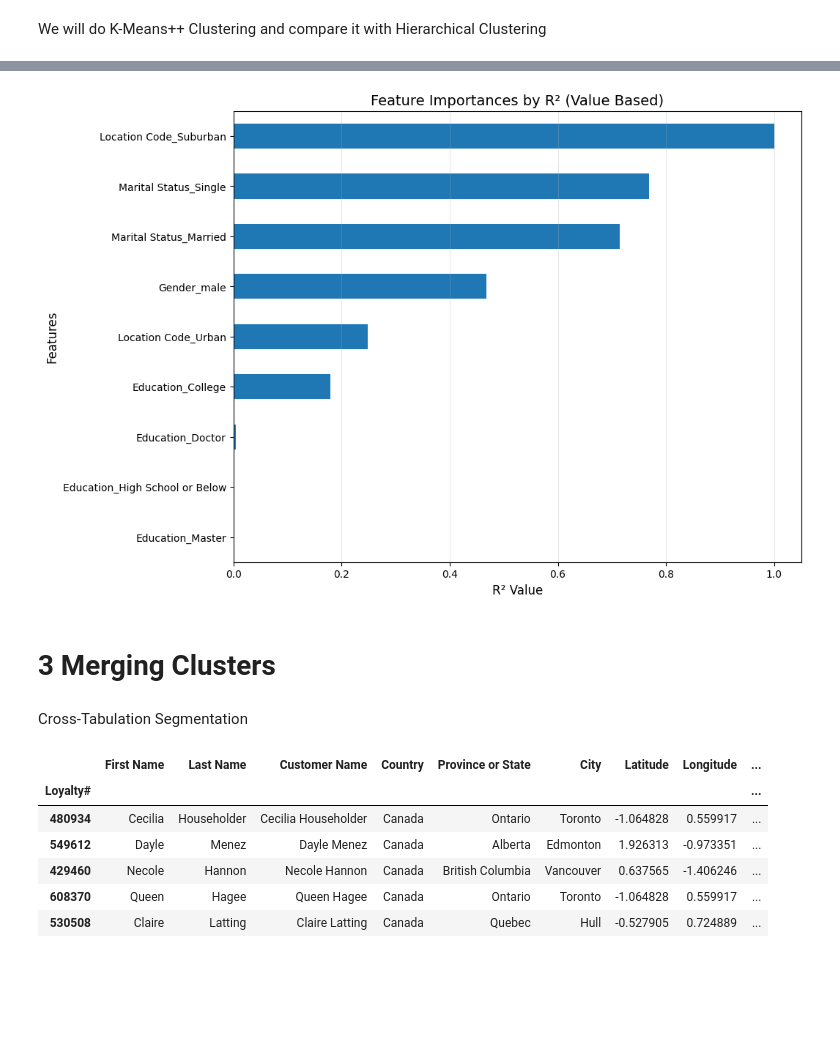
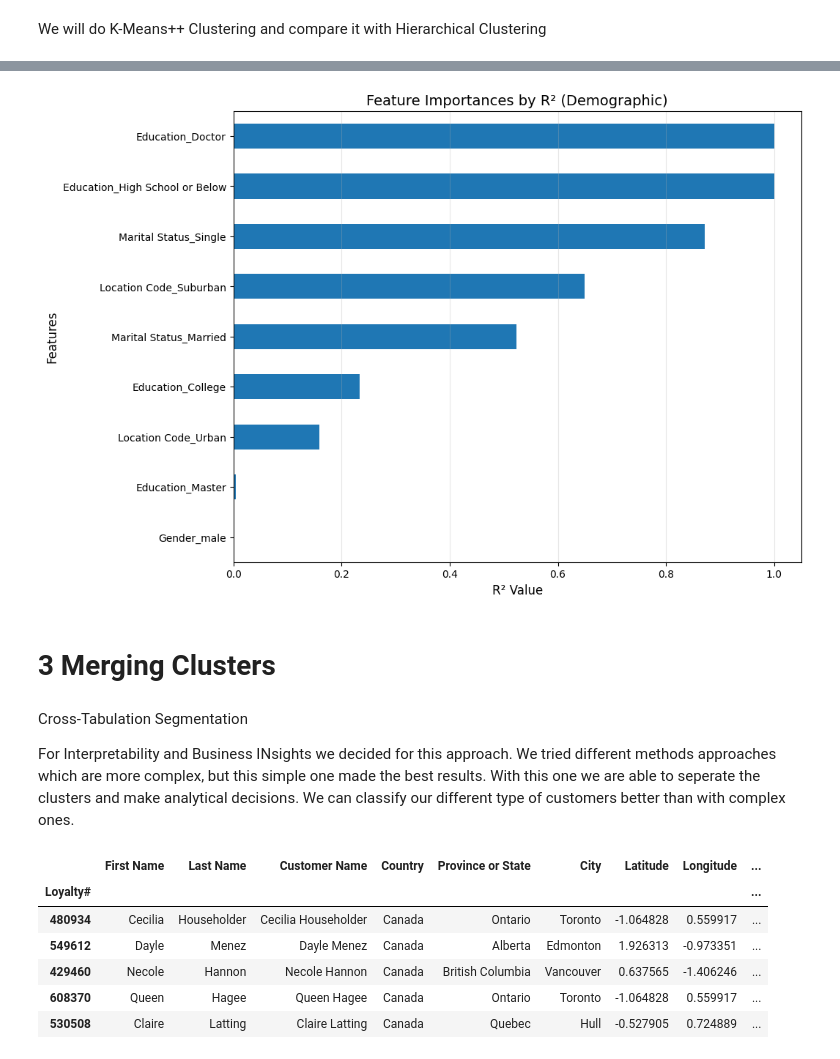
Before and after one commit to Mehmet1700/DataMining2025, a Jupyter notebook: submission2/01_Clustering.ipynb, the cells around one changed output, grey strips where cells are left out. Saved outputs shown, nothing was run; the diff lists cells and outputs as text; code cells hidden in the pictures; blank space fills up the shorter version.

```diff
--- a/submission2/01_Clustering.ipynb
+++ b/submission2/01_Clustering.ipynb
@@ -1094,26 +1183,28 @@ Cluster 4: 3274 customers
 # %%
-# Da 'r2_variables' nicht definiert ist, berechnen wir R2 für jedes Feature einzeln
-# mit der existierenden 'get_rsq' Funktion.
+# Since 'r2_variables' is not defined, we calculate R2 for each feature individually
+# using the existing 'get_rsq' function.
 r2_data = {}
 for feature in demographic_features:
-    # get_rsq erwartet eine Liste von Features, daher [feature]
+    # get_rsq expects a list of features, hence [feature]
     r2_data[feature] = get_rsq(df_profile_demo, [feature], 'cluster')
 
 r2_feats = pd.Series(r2_data)
 
-# Plotten
+# Plotting
 r2_feats.sort_values().plot.barh(figsize=(10, 8))
-plt.title("Feature Importances by R² (Value Based)", fontsize=14)
+plt.title("Feature Importances by R² (Demographic)", fontsize=14)
 plt.xlabel("R² Value", fontsize=12)
 plt.ylabel("Features", fontsize=12)
 plt.grid(axis='x', alpha=0.3)
 plt.show()
 # %% [output]
-[figure, old version]
+[figure, new version]
 # %% [markdown]
 # 3 Merging Clusters
 # %% [markdown]
 Cross-Tabulation Segmentation
+
+For Interpretability and Business INsights we decided for this approach. We tried different methods approaches which are more complex, but this simple one made the best results. With this one we are able to seperate the clusters and make analytical decisions. We can classify our different type of customers better than with complex ones.
 # %%
 customers.head()
 # %% [output]
```
Also changed, not shown: parts of 54 cells of this notebook, 4 other files.
